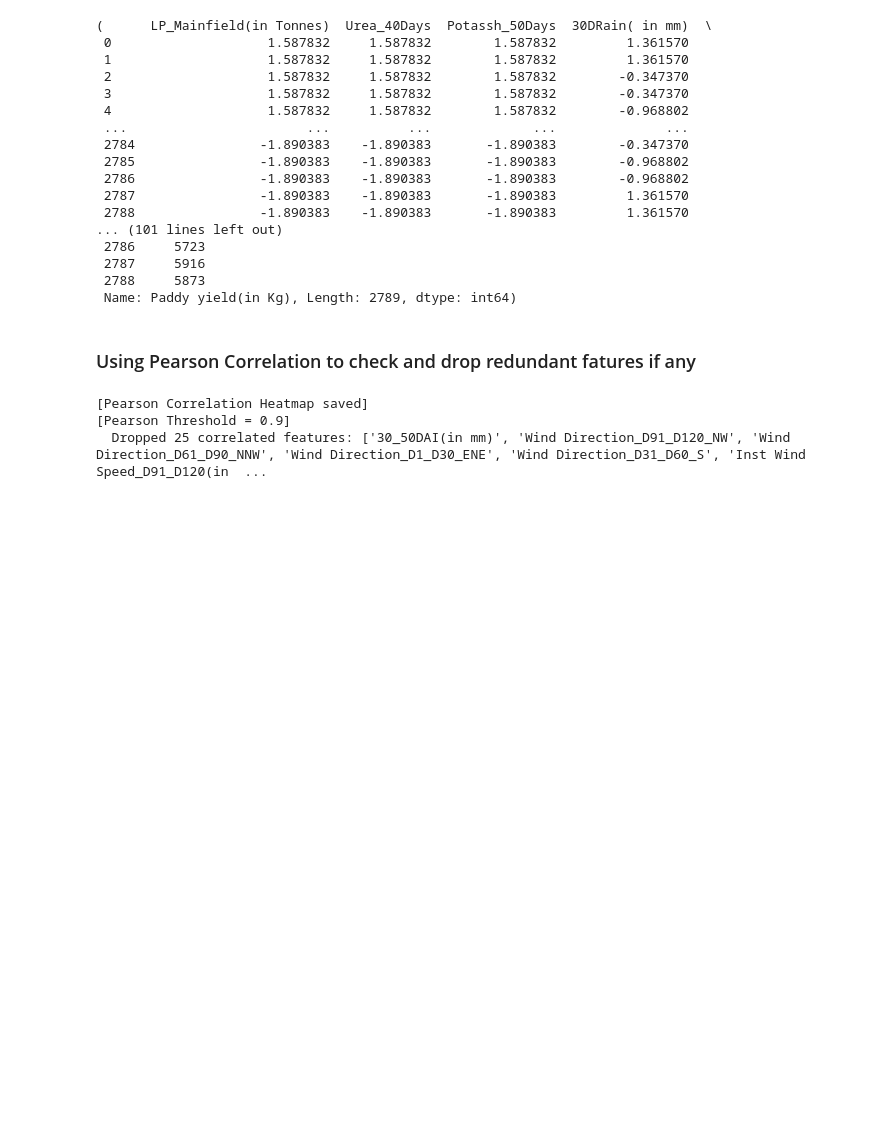
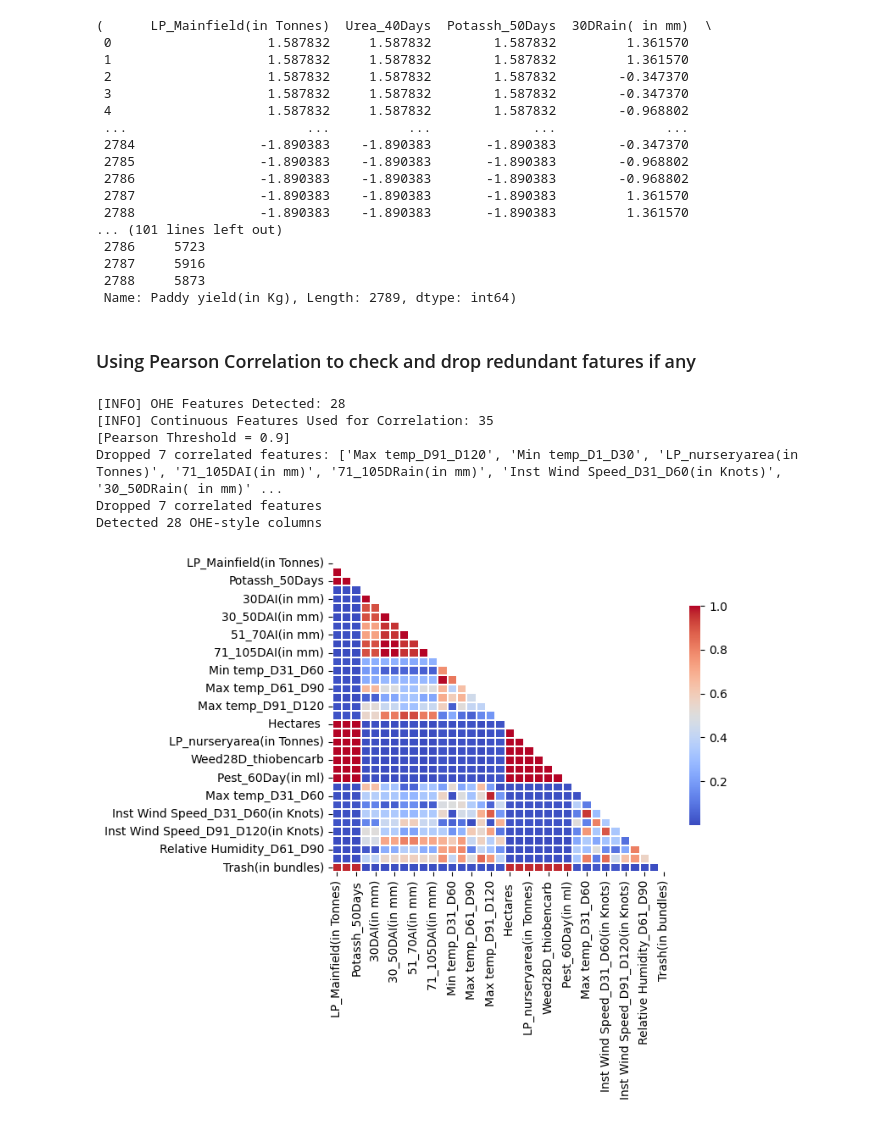
Before and after one commit to HelloPenguin1/Paddy_Yield_Prediction, a Jupyter notebook: notebooks/03_feature_selection.ipynb, the cells around one changed output. Drawn from its saved outputs; the diff is of its cells as text; code cells hidden in the pictures; blank space fills up the shorter version.

Commit message:
fixed pearson correlation, dropped 7 correlated features

```diff
--- a/notebooks/03_feature_selection.ipynb
+++ b/notebooks/03_feature_selection.ipynb
@@ -48,5 +48,25 @@ import seaborn as sns
 import matplotlib.pyplot as plt
 import numpy as np
 import os
+# %%
+IMPORTANT_FEATURES = [
+    "Hectares ",
+    "Urea_40Days",
+    "Pest_60Day(in ml)",
+    "Weed28D_thiobencarb"
+]
+# %%
+def detect_ohe_columns(X):
+    ohe_cols = []
+
+    for col in X.columns:
+        # Pattern-based detection
+        if any(prefix in col for prefix in ["Wind Direction", "Agriblock", "Variety", "Soil Type", "Nursery"]):
+            ohe_cols.append(col)
+        # Value-based fallback
+        elif set(X[col].dropna().unique()).issubset({0, 1}) and X[col].nunique() <= 2:
+            ohe_cols.append(col)
+
+    return ohe_cols
 # %%
 def remove_correlated_features(X: pd.DataFrame, threshold: float = 0.90):
@@ -103,6 +122,12 @@ def remove_correlated_features(X: pd.DataFrame, threshold: float = 0.90):
 # %%
-X, _ = remove_correlated_features(X, threshold=0.90)
+X, dropped_features, ohe_cols = remove_correlated_features(X, threshold=0.90)
+print(f"Dropped {len(dropped_features)} correlated features")
+print(f"Detected {len(ohe_cols)} OHE-style columns")
 # %% [output]
-[Pearson Correlation Heatmap saved]
+[INFO] OHE Features Detected: 28
+[INFO] Continuous Features Used for Correlation: 35
 [Pearson Threshold = 0.9]
-  Dropped 25 correlated features: ['30_50DAI(in mm)', 'Wind Direction_D91_D120_NW', 'Wind Direction_D61_D90_NNW', 'Wind Direction_D1_D30_ENE', 'Wind Direction_D31_D60_S', 'Inst Wind Speed_D91_D120(in  ...
+Dropped 7 correlated features: ['Max temp_D91_D120', 'Min temp_D1_D30', 'LP_nurseryarea(in Tonnes)', '71_105DAI(in mm)', '71_105DRain(in mm)', 'Inst Wind Speed_D31_D60(in Knots)', '30_50DRain( in mm)' ...
+Dropped 7 correlated features
+Detected 28 OHE-style columns
+[figure, added]
```
Also changed, not shown: parts of 3 cells of this notebook, 2 other files.
